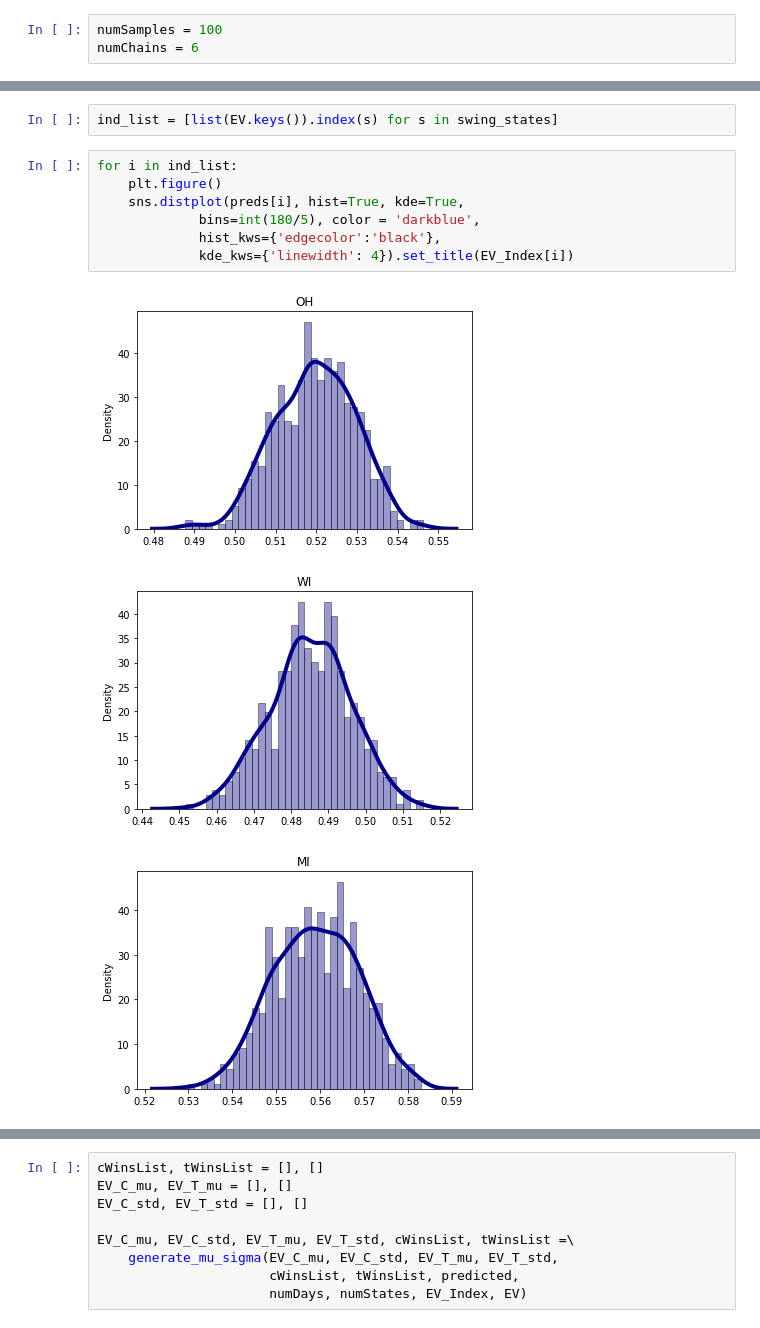
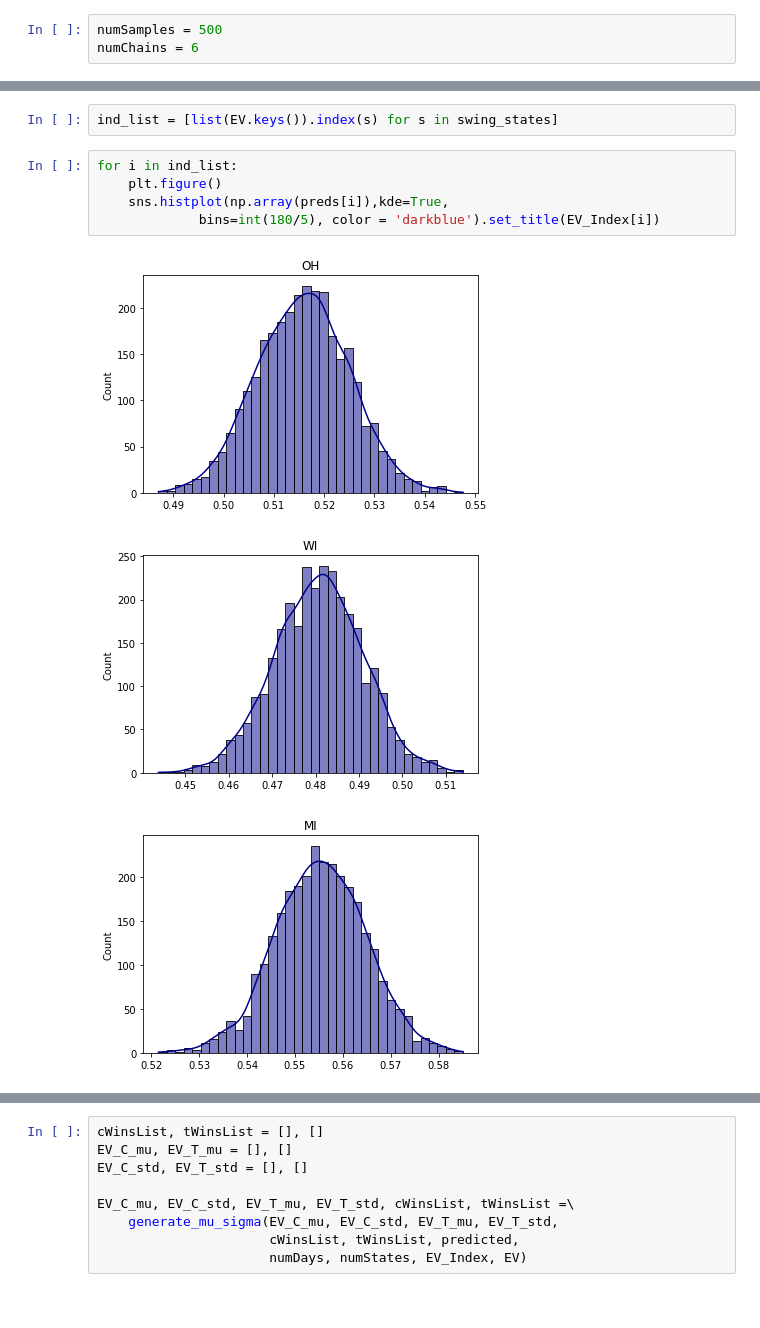
Before and after one commit to Manik-Goyal/Forecasting-Elections-6998, a Jupyter notebook: final-project/final-notebook.ipynb, the cells around one changed output, grey strips where cells are left out. Cells and saved outputs as stored; diff of their text form.

```diff
--- a/final-project/final-notebook.ipynb
+++ b/final-project/final-notebook.ipynb
@@ -112,7 +112,7 @@ from poll_model import model, Inference_MCMC, sample_posterior_predictive, predi
 # %% [markdown]
 Here we are using the pass_data( ) function from our final_2016.py helper python file in order to abstract the extensive & dull data preprocessing needed before feeding into the model. We use the NUTS paradigm to help explore our vast data set in a more efficient manner; otherwise we would not be able to tractably estimate the posterior.
 # %%
-numSamples = 100
+numSamples = 500
 numChains = 6
 # %%
 posterior_samples, hmc_samples = Inference_MCMC(model, data,
@@ -151,11 +151,9 @@ ind_list = [list(EV.keys()).index(s) for s in swing_states]
 # %%
 for i in ind_list:
     plt.figure()
-    sns.distplot(preds[i], hist=True, kde=True,
-             bins=int(180/5), color = 'darkblue',
-             hist_kws={'edgecolor':'black'},
-             kde_kws={'linewidth': 4}).set_title(EV_Index[i])
+    sns.histplot(np.array(preds[i]),kde=True,
+             bins=int(180/5), color = 'darkblue').set_title(EV_Index[i])
 # %% [output]
-[figure, old version]
+[figure, new version]
-[figure, old version]
+[figure, new version]
-[figure, old version]
+[figure, new version]
```
Also changed, not shown: parts of 10 cells of this notebook.
